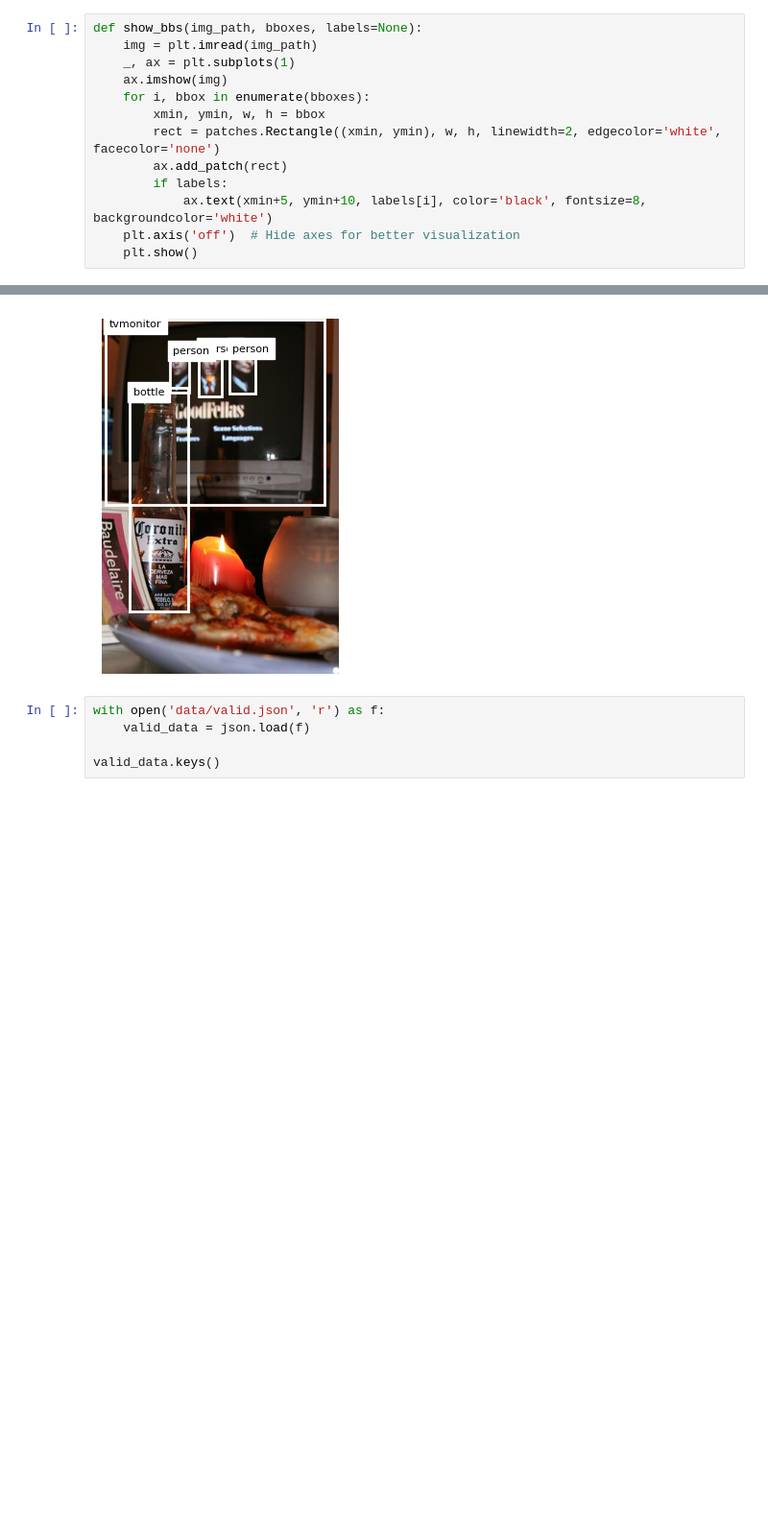
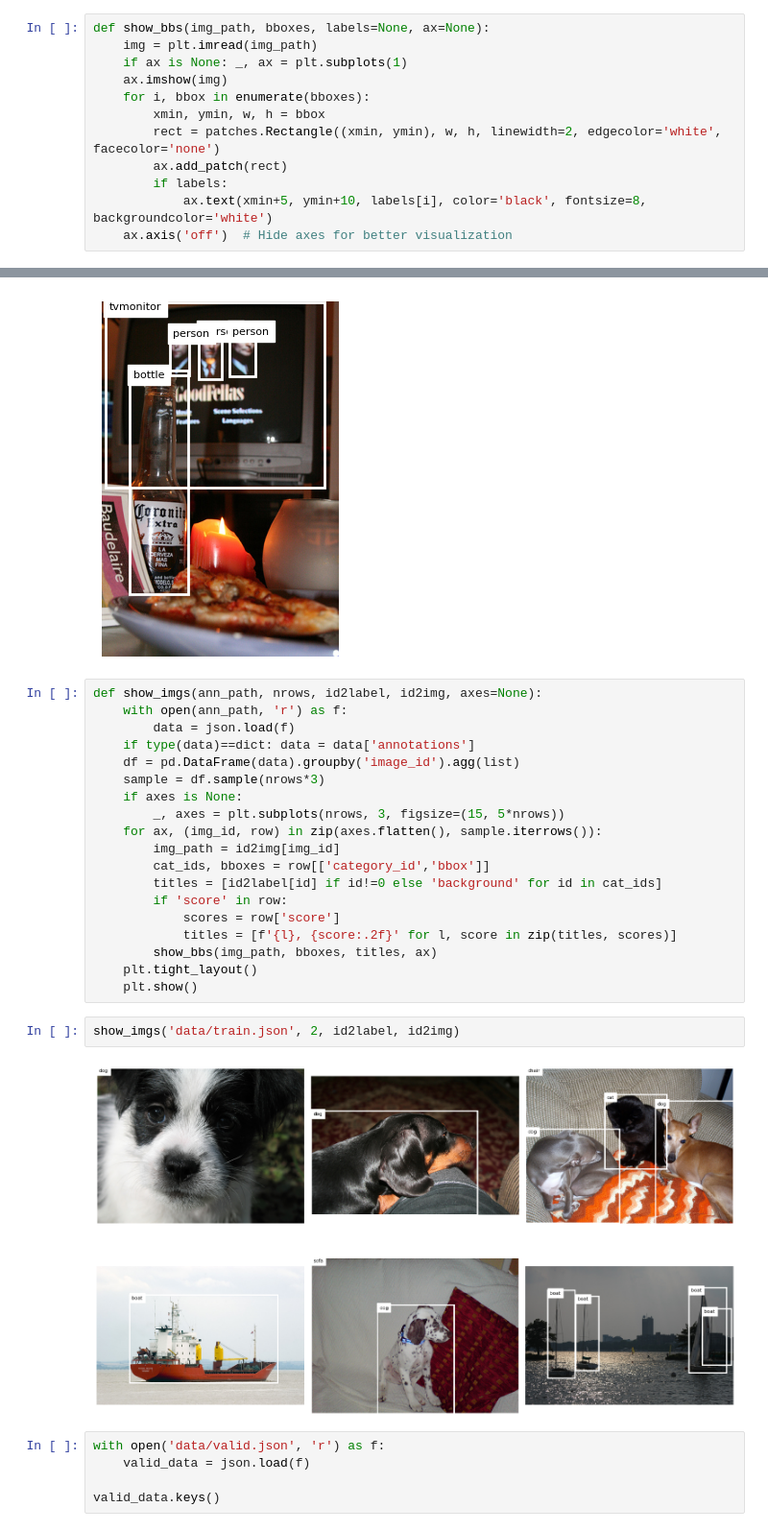
Before and after one commit to utkarsh-1232/Object-Detection, a Jupyter notebook: 01_core.ipynb, the cells around one changed output, grey strips where cells are left out. Shown at 96% size. Drawn from its saved outputs; the diff is of its cells as text; blank space fills up the shorter version.

Commit message:
add functionality for showing multiple images

```diff
--- a/01_core.ipynb
+++ b/01_core.ipynb
@@ -46,9 +46,9 @@ agg_df = df.groupby('image_id').agg(list).reset_index()
 # %%
 img_id, gtbbs, cat_ids = agg_df.loc[3,['image_id','bbox','category_id']]
 # %%
-def show_bbs(img_path, bboxes, labels=None):
+def show_bbs(img_path, bboxes, labels=None, ax=None):
     img = plt.imread(img_path)
-    _, ax = plt.subplots(1)
+    if ax is None: _, ax = plt.subplots(1)
     ax.imshow(img)
     for i, bbox in enumerate(bboxes):
         xmin, ymin, w, h = bbox
@@ -56,8 +56,7 @@ def show_bbs(img_path, bboxes, labels=None):
         ax.add_patch(rect)
         if labels:
             ax.text(xmin+5, ymin+10, labels[i], color='black', fontsize=8, backgroundcolor='white')
-    plt.axis('off')  # Hide axes for better visualization
-    plt.show()
+    ax.axis('off')  # Hide axes for better visualization
 # %%
 img_path = id2img[img_id]
 labels = [id2label[cat_id] for cat_id in cat_ids]
@@ -65,6 +64,29 @@ labels = [id2label[cat_id] for cat_id in cat_ids]
 show_bbs(img_path, gtbbs, labels)
 # %% [output]
 [figure]
+# %%
+def show_imgs(ann_path, nrows, id2label, id2img, axes=None):
+    with open(ann_path, 'r') as f:
+        data = json.load(f)
+    if type(data)==dict: data = data['annotations']
+    df = pd.DataFrame(data).groupby('image_id').agg(list)
+    sample = df.sample(nrows*3)
+    if axes is None:
+        _, axes = plt.subplots(nrows, 3, figsize=(15, 5*nrows))
+    for ax, (img_id, row) in zip(axes.flatten(), sample.iterrows()):
+        img_path = id2img[img_id]
+        cat_ids, bboxes = row[['category_id','bbox']]
+        titles = [id2label[id] if id!=0 else 'background' for id in cat_ids]
+        if 'score' in row:
+            scores = row['score']
+            titles = [f'{l}, {score:.2f}' for l, score in zip(titles, scores)]
+        show_bbs(img_path, bboxes, titles, ax)
+    plt.tight_layout()
+    plt.show()
+# %%
+show_imgs('data/train.json', 2, id2label, id2img)
+# %% [output]
+[figure, added]
 # %%
 with open('data/valid.json', 'r') as f:
     valid_data = json.load(f)
```
Also changed, not shown: 1 other file.
